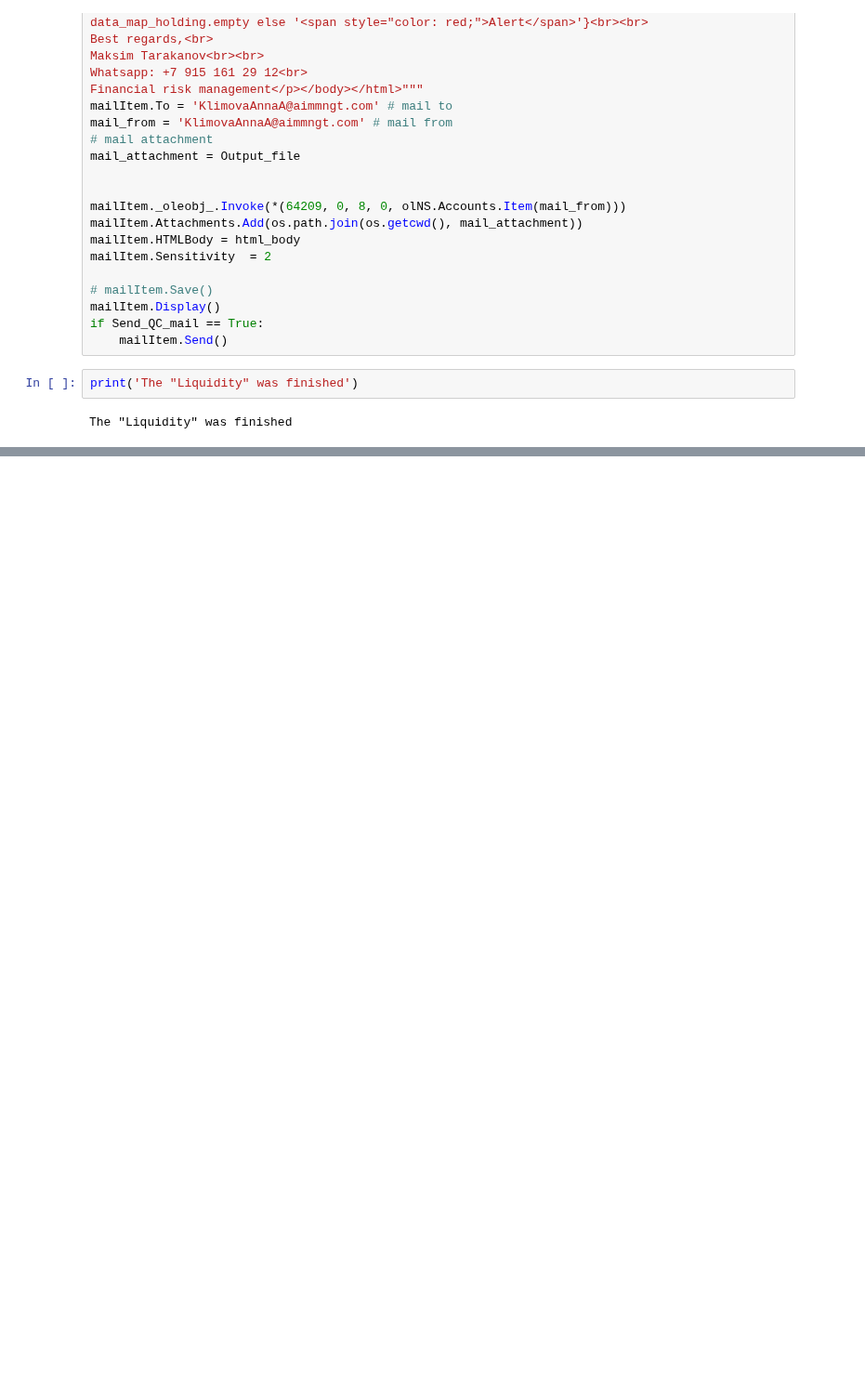
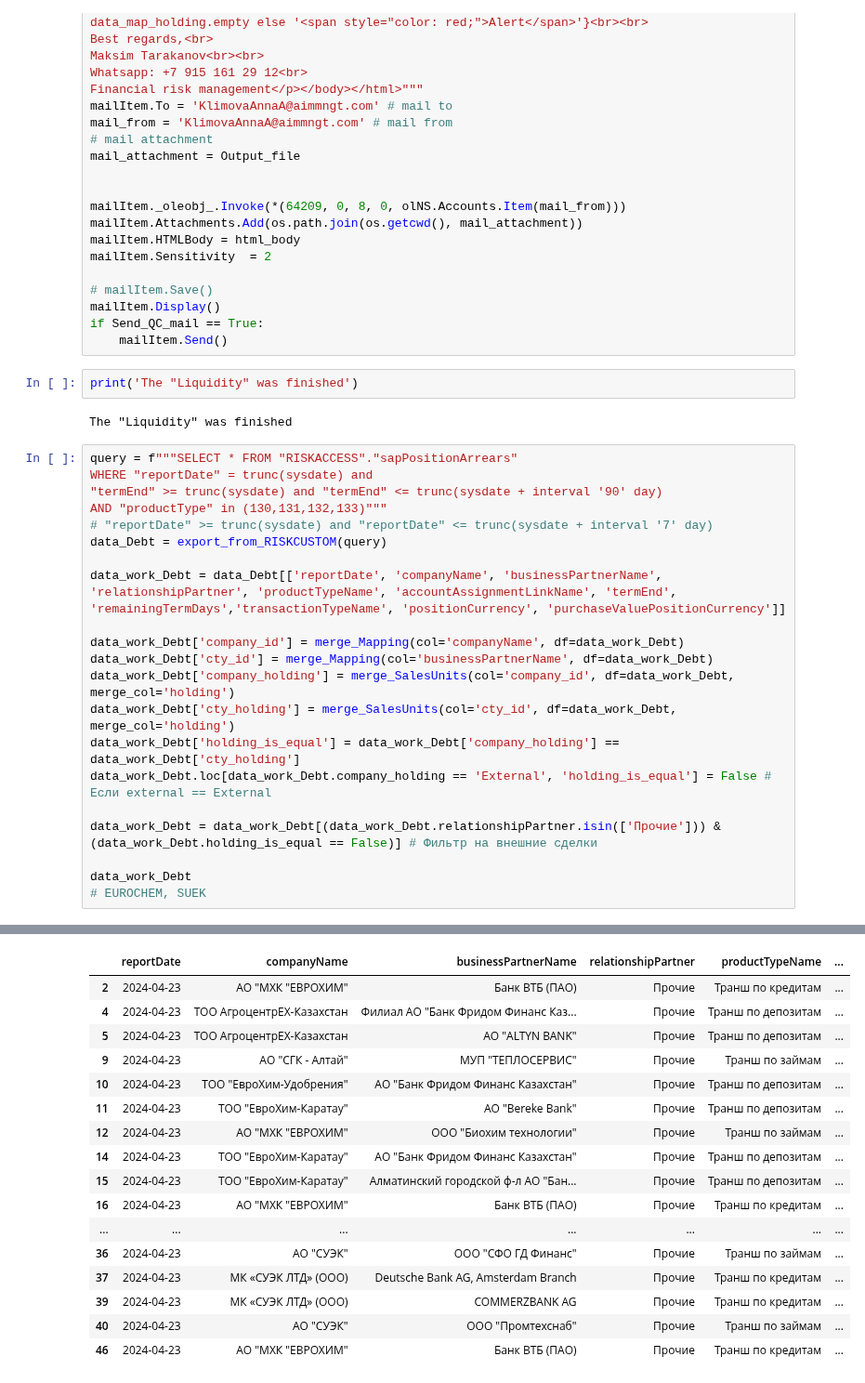
Before and after one commit to Lirollel/Work_AIM_Jupyter-Python-Pandas, a Jupyter notebook: Liquidity/Total.ipynb, the cells around one changed output, grey strips where cells are left out. Shown at 93% size. Cells and saved outputs as stored; diff of their text form; blank space fills up the shorter version.

```diff
--- a/Liquidity/Total.ipynb
+++ b/Liquidity/Total.ipynb
@@ -303,3 +305,25 @@ if Send_QC_mail == True:
 print('The "Liquidity" was finished')
 # %% [output]
 The "Liquidity" was finished
+# %%
+query = f"""SELECT * FROM "RISKACCESS"."sapPositionArrears"
+WHERE "reportDate" = trunc(sysdate) and
+"termEnd" >= trunc(sysdate) and "termEnd" <= trunc(sysdate + interval '90' day)
+AND "productType" in (130,131,132,133)"""
+# "reportDate" >= trunc(sysdate) and "reportDate" <= trunc(sysdate + interval '7' day)
+data_Debt = export_from_RISKCUSTOM(query)
+
+data_work_Debt = data_Debt[['reportDate', 'companyName', 'businessPartnerName', 'relationshipPartner', 'productTypeName', 'accountAssignmentLinkName', 'termEnd', 'remainingTermDays','transactionTypeName', 'positionCurrency', 'purchaseValuePositionCurrency']]
+
+data_work_Debt['company_id'] = merge_Mapping(col='companyName', df=data_work_Debt)
+data_work_Debt['cty_id'] = merge_Mapping(col='businessPartnerName', df=data_work_Debt)
+data_work_Debt['company_holding'] = merge_SalesUnits(col='company_id', df=data_work_Debt, merge_col='holding')
+data_work_Debt['cty_holding'] = merge_SalesUnits(col='cty_id', df=data_work_Debt, merge_col='holding')
+data_work_Debt['holding_is_equal'] = data_work_Debt['company_holding'] == data_work_Debt['cty_holding']
+data_work_Debt.loc[data_work_Debt.company_holding == 'External', 'holding_is_equal'] = False # Если external == External
+
+data_work_Debt = data_work_Debt[(data_work_Debt.relationshipPartner.isin(['Прочие'])) & (data_work_Debt.holding_is_equal == False)] # Фильтр на внешние сделки
+
+data_work_Debt
+# EUROCHEM, SUEK
+# %% [output]
@@ -305,0 +347,17 @@ The "Liquidity" was finished
+|  | reportDate | companyName | businessPartnerName | relationshipPartner | productTypeName | ... |
+| 2 | 2024-04-23 | АО "МХК "ЕВРОХИМ" | Банк ВТБ (ПАО) | Прочие | Транш по кредитам | ... |
+| 4 | 2024-04-23 | ТОО АгроцентрЕХ-Казахстан | Филиал АО "Банк Фридом Финанс Каз... | Прочие | Транш по депозитам | ... |
+| 5 | 2024-04-23 | ТОО АгроцентрЕХ-Казахстан | АО "ALTYN BANK" | Прочие | Транш по депозитам | ... |
+| 9 | 2024-04-23 | АО "СГК - Алтай" | МУП "ТЕПЛОСЕРВИС" | Прочие | Транш по займам | ... |
+| 10 | 2024-04-23 | ТОО "ЕвроХим-Удобрения" | АО "Банк Фридом Финанс Казахстан" | Прочие | Транш по депозитам | ... |
+| 11 | 2024-04-23 | ТОО "ЕвроХим-Каратау" | АО "Bereke Bank" | Прочие | Транш по депозитам | ... |
+| 12 | 2024-04-23 | АО "МХК "ЕВРОХИМ" | ООО "Биохим технологии" | Прочие | Транш по займам | ... |
+| 14 | 2024-04-23 | ТОО "ЕвроХим-Каратау" | АО "Банк Фридом Финанс Казахстан" | Прочие | Транш по депозитам | ... |
+| 15 | 2024-04-23 | ТОО "ЕвроХим-Каратау" | Алматинский городской ф-л АО "Бан... | Прочие | Транш по депозитам | ... |
+| 16 | 2024-04-23 | АО "МХК "ЕВРОХИМ" | Банк ВТБ (ПАО) | Прочие | Транш по кредитам | ... |
+| ... | ... | ... | ... | ... | ... | ... |
+| 36 | 2024-04-23 | АО "СУЭК" | ООО "СФО ГД Финанс" | Прочие | Транш по займам | ... |
+| 37 | 2024-04-23 | МК «СУЭК ЛТД» (ООО) | Deutsche Bank AG, Amsterdam Branch | Прочие | Транш по кредитам | ... |
+| 39 | 2024-04-23 | МК «СУЭК ЛТД» (ООО) | COMMERZBANK AG | Прочие | Транш по кредитам | ... |
+| 40 | 2024-04-23 | АО "СУЭК" | ООО "Промтехснаб" | Прочие | Транш по займам | ... |
+| 46 | 2024-04-23 | АО "МХК "ЕВРОХИМ" | Банк ВТБ (ПАО) | Прочие | Транш по кредитам | ... |
```
Also changed, not shown: parts of 13 cells of this notebook, 8 other files.
